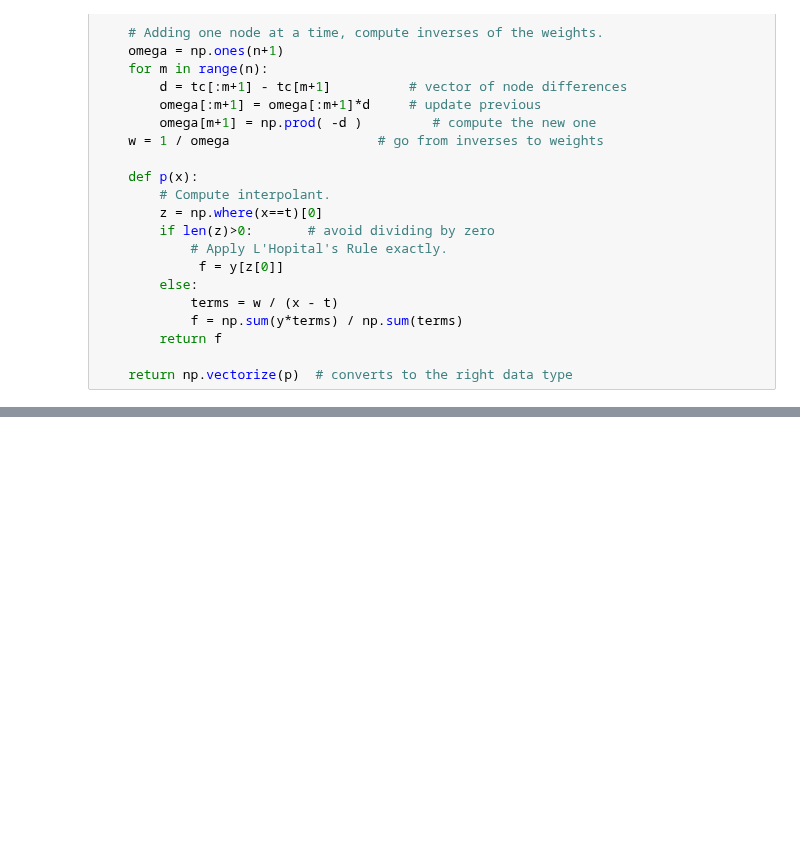
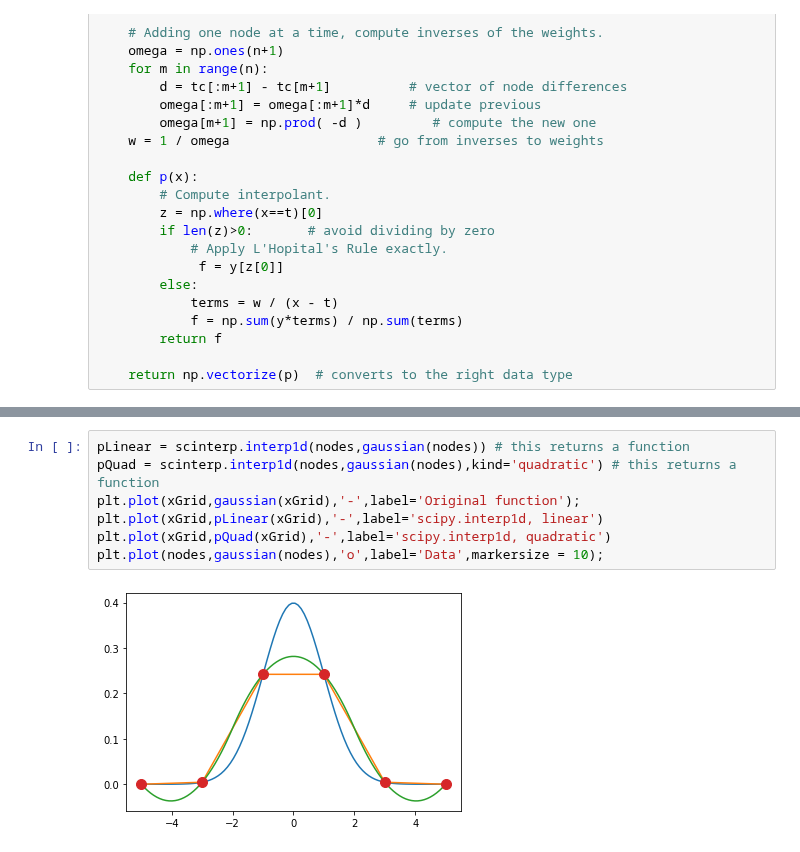
Before and after one commit to stephenbeckr/numerical-analysis-class, a Jupyter notebook: Demos/Ch3_PolynomialInterpolation.ipynb, the cells around one changed output, grey strips where cells are left out. Saved outputs shown, nothing was run; the diff lists cells and outputs as text; blank space fills up the shorter version.

```diff
--- a/Demos/Ch3_PolynomialInterpolation.ipynb
+++ b/Demos/Ch3_PolynomialInterpolation.ipynb
@@ -93,0 +130,9 @@ def polyinterp(t,y):
+# %%
+pLinear = scinterp.interp1d(nodes,gaussian(nodes)) # this returns a function
+pQuad = scinterp.interp1d(nodes,gaussian(nodes),kind='quadratic') # this returns a function
+plt.plot(xGrid,gaussian(xGrid),'-',label='Original function');
+plt.plot(xGrid,pLinear(xGrid),'-',label='scipy.interp1d, linear')
+plt.plot(xGrid,pQuad(xGrid),'-',label='scipy.interp1d, quadratic')
+plt.plot(nodes,gaussian(nodes),'o',label='Data',markersize = 10);
+# %% [output]
+[figure, added]
```
Also changed, not shown: parts of 5 cells of this notebook.
